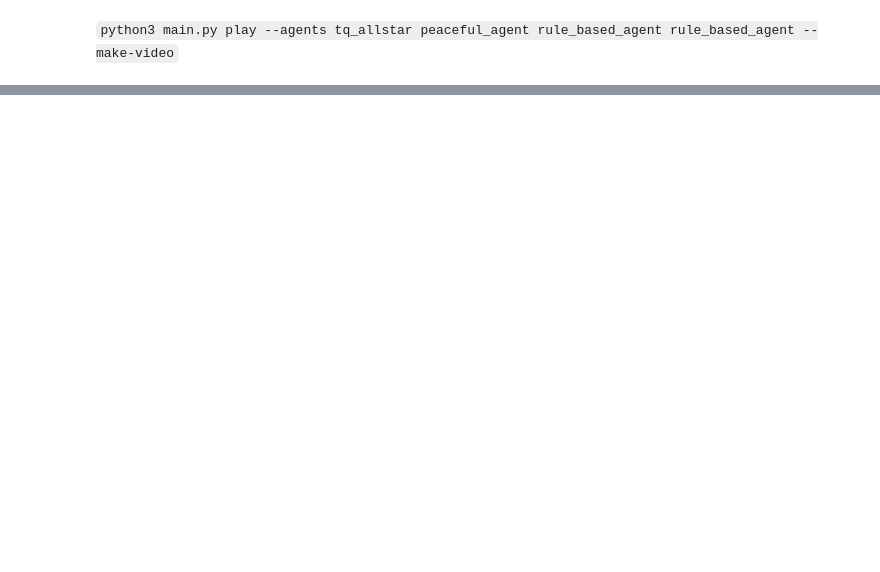
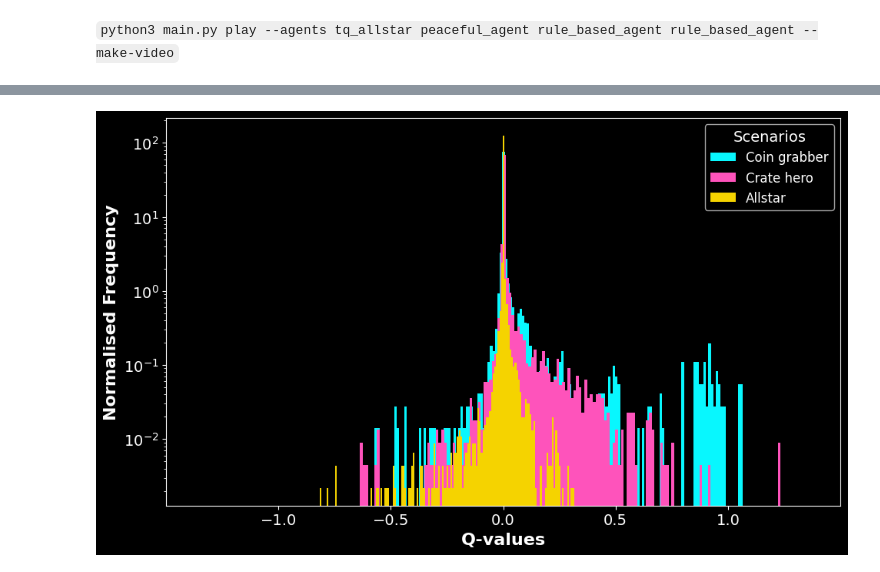
Before and after one commit to KunkelAlexander/bomberman_rl, a Jupyter notebook: blog.ipynb, the cells around one changed output, grey strips where cells are left out. Cells and saved outputs as stored; diff of their text form; code cells hidden in the pictures; blank space fills up the shorter version.

```diff
--- a/blog.ipynb
+++ b/blog.ipynb
@@ -948,0 +852,87 @@ frames[0].save(
+# %%
+import os
+import numpy as np
+import matplotlib.pyplot as plt
+
+# Define folders and scenario names
+folders = ["agent_code/tq_coingrabber/dicts", "agent_code/tq_cratehero/dicts", "agent_code/tq_allstar/dicts"]
+scenario_names = ["Coin grabber", "Crate hero", "Allstar"]
+colors = [
+    '#08F7FE',  # Coingrabber - neon cyan
+    '#FE53BB',  # Cratehero - neon pink
+    '#F5D300',  # Allstar - neon yellow
+]
+
+# Prepare list for storing Q-distributions
+q_distributions_all_scenarios = []
+qv_distributions_all_scenarios = []
+# Loop through each folder (each scenario)
+for folder_idx, folder in enumerate(folders):
+    files = sorted([f for f in os.listdir(folder) if f.endswith(".npz")])
+
+    q_distributions = []  # To store Q-values distributions for each timestep
+    qv_distributions = []  # To store Qv- values distributions for each timestep
+    last_q_values = None  # To store the Q-values from the last timestep
+    last_qv_values = None  # To store the Q-values from the last timestep
+
+    for f in files:
+        path = os.path.join(folder, f)
+        with np.load(path, allow_pickle=True) as data:
+            q = data["q"].item()
+            qv = data["q_visits"].item()
+
+        # Store Q-values from the last timestep
+        if len(q) > 0:
+            last_q_values = np.concatenate([np.ravel(values) for values in q.values()])
+            last_qv_values = np.concatenate([np.ravel(values) for values in qv.values()])
+
+    # Append the last Q-values distribution for this scenario
+    q_distributions_all_scenarios.append(last_q_values)
+    qv_distributions_all_scenarios.append(last_qv_values)
+
+# Plotting the normalized Q-value distributions for the last timestep for all scenarios in a single plot
+plt.figure(figsize=(10, 6))
+
+for idx, q_distribution in enumerate(q_distributions_all_scenarios):
+
+    # Final visible line with label
+    plt.hist(q_distribution, bins=150, alpha=1.0, color=colors[idx], label=f"{scenario_names[idx]}",
+             linewidth=3, density=True)
+
+
+# Add final visible lines with labels
+plt.legend(title="Scenarios", loc="upper right", fontsize=12)
+plt.xlabel("Q-values")
+plt.ylabel("Normalised Frequency")
+#plt.xscale('symlog')
+plt.xlim(-1.5, 1.5)
+plt.xticks([-1, -0.5,  0, 0.5, 1])
+plt.yscale('log')
+# Show the plot
+plt.tight_layout()
+plt.savefig("figures/11_q_distribution.png")
+plt.show()
+
+
+
+# Plotting the normalized Q-value distributions for the last timestep for all scenarios in a single plot
+plt.figure(figsize=(10, 6))
+
+for idx, q_distribution in enumerate(qv_distributions_all_scenarios):
+
+    # Final visible line with label
+    plt.hist(q_distribution, bins=150, alpha=1.0, color=colors[idx], label=f"{scenario_names[idx]}",
+             linewidth=3, density=True)
+
+
+# Add final visible lines with labels
+plt.legend(title="Scenarios", loc="upper right", fontsize=12)
+plt.xlabel("Number of Q-visits")
+plt.ylabel("Normalised Frequency")
+plt.yscale('log')
+# Show the plot
+plt.tight_layout()
+plt.savefig("figures/11_q_visit_distribution.png")
+plt.show()
+# %% [output]
+[figure, added]
```
Also changed, not shown: parts of 26 cells of this notebook, 8 other files.
